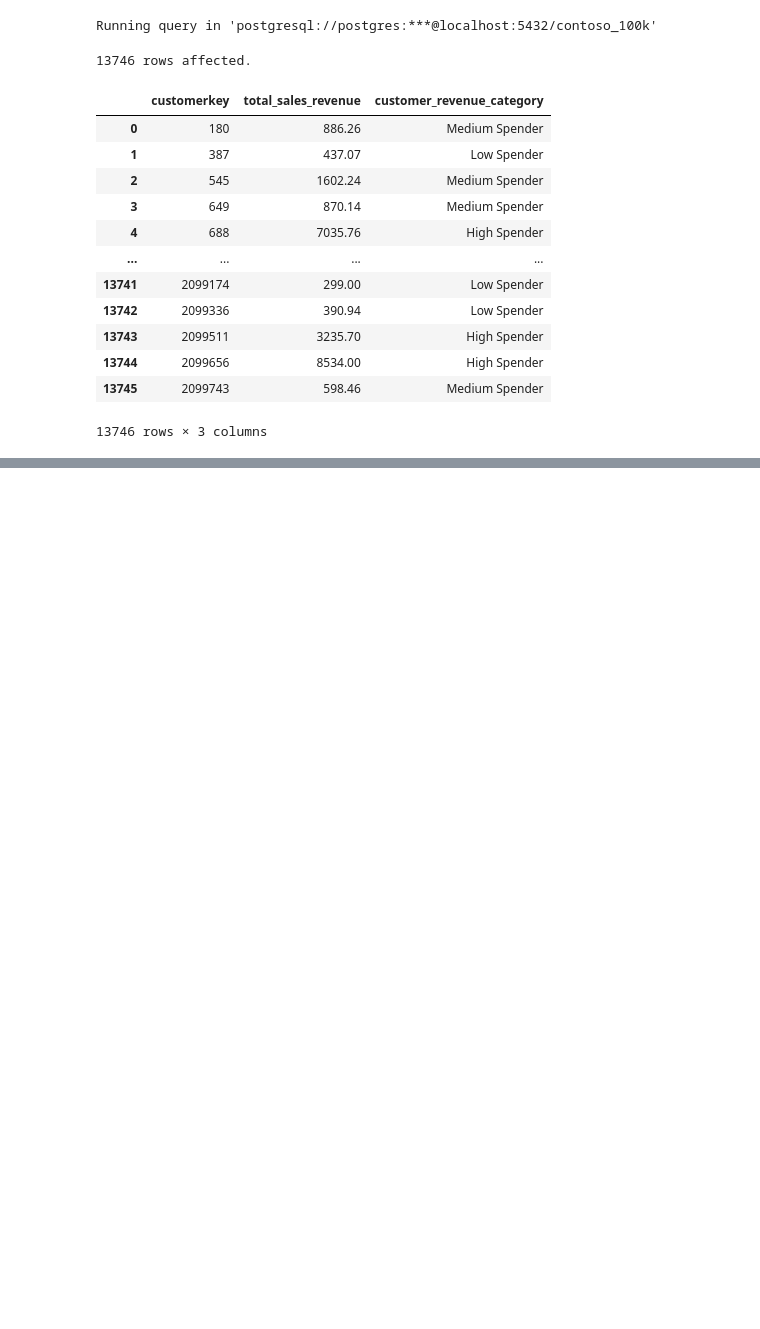
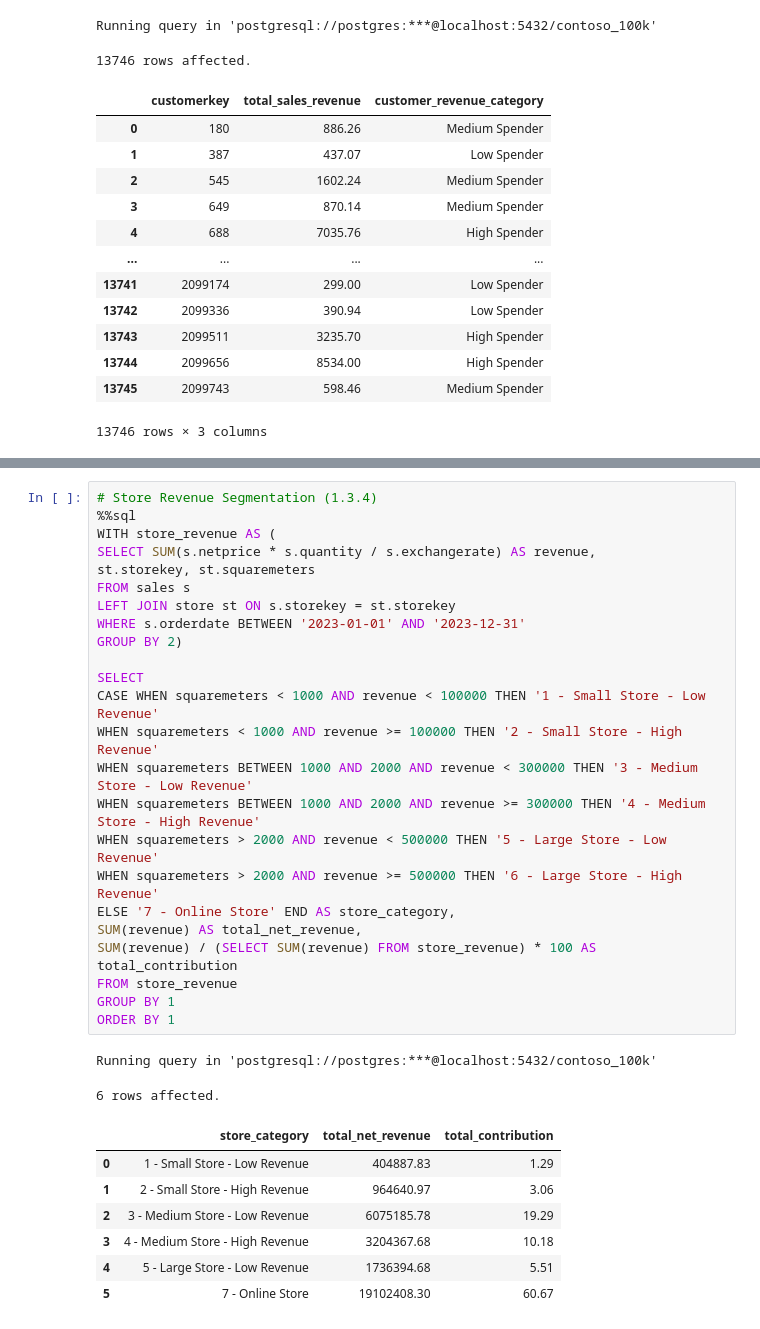
Before and after one commit to Du6eniuk/Du6eniuk, a Jupyter notebook: 0_Intro/2_Colab_Notebooks.ipynb, the cells around one changed output, grey strips where cells are left out. Saved outputs shown, nothing was run; the diff lists cells and outputs as text; blank space fills up the shorter version.

```diff
--- a/0_Intro/2_Colab_Notebooks.ipynb
+++ b/0_Intro/2_Colab_Notebooks.ipynb
@@ -646,0 +681,34 @@ Running query in 'postgresql://postgres:***@localhost:5432/contoso_100k'
+# %%
+# Store Revenue Segmentation (1.3.4)
+%%sql
+WITH store_revenue AS (
+SELECT SUM(s.netprice * s.quantity / s.exchangerate) AS revenue,
+st.storekey, st.squaremeters
+FROM sales s
+LEFT JOIN store st ON s.storekey = st.storekey
+WHERE s.orderdate BETWEEN '2023-01-01' AND '2023-12-31'
+GROUP BY 2)
+
+SELECT
+CASE WHEN squaremeters < 1000 AND revenue < 100000 THEN '1 - Small Store - Low Revenue'
+WHEN squaremeters < 1000 AND revenue >= 100000 THEN '2 - Small Store - High Revenue'
+WHEN squaremeters BETWEEN 1000 AND 2000 AND revenue < 300000 THEN '3 - Medium Store - Low Revenue'
+WHEN squaremeters BETWEEN 1000 AND 2000 AND revenue >= 300000 THEN '4 - Medium Store - High Revenue'
+WHEN squaremeters > 2000 AND revenue < 500000 THEN '5 - Large Store - Low Revenue'
+WHEN squaremeters > 2000 AND revenue >= 500000 THEN '6 - Large Store - High Revenue'
+ELSE '7 - Online Store' END AS store_category,
+SUM(revenue) AS total_net_revenue,
+SUM(revenue) / (SELECT SUM(revenue) FROM store_revenue) * 100 AS total_contribution
+FROM store_revenue
+GROUP BY 1
+ORDER BY 1
+# %% [output]
+Running query in 'postgresql://postgres:***@localhost:5432/contoso_100k'
+6 rows affected.
+|  | store_category | total_net_revenue | total_contribution |
+| 0 | 1 - Small Store - Low Revenue | 404887.83 | 1.29 |
+| 1 | 2 - Small Store - High Revenue | 964640.97 | 3.06 |
+| 2 | 3 - Medium Store - Low Revenue | 6075185.78 | 19.29 |
+| 3 | 4 - Medium Store - High Revenue | 3204367.68 | 10.18 |
+| 4 | 5 - Large Store - Low Revenue | 1736394.68 | 5.51 |
+| 5 | 7 - Online Store | 19102408.30 | 60.67 |
```
Also changed, not shown: parts of 5 cells of this notebook.
